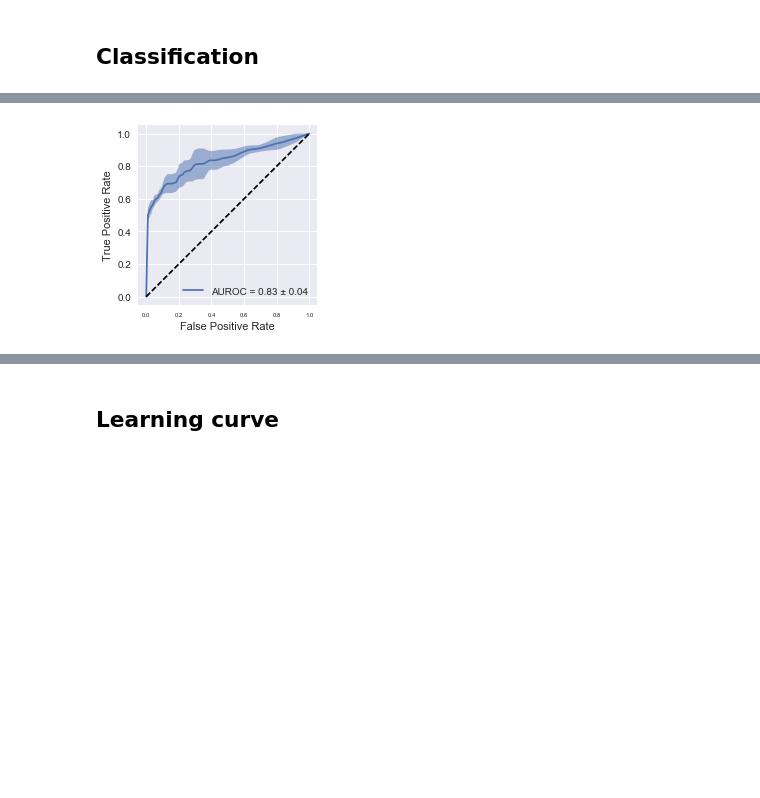
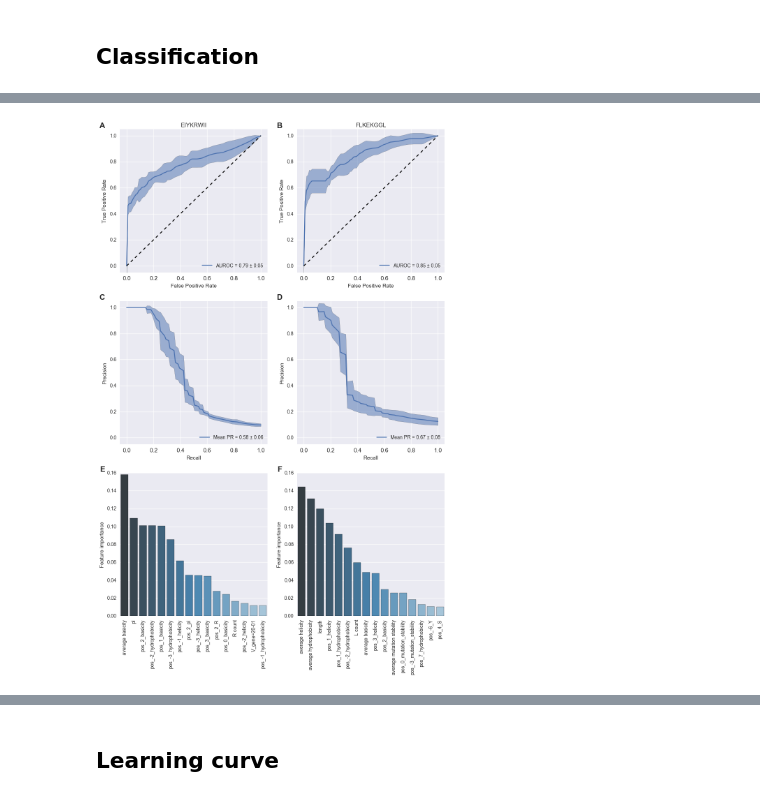
Before and after one commit to bittremieux/TCR-Classifier, a Jupyter notebook: tcr_classifier_v2.ipynb, the cells around one changed output, grey strips where cells are left out. Drawn from its saved outputs; the diff is of its cells as text; code cells hidden in the pictures; blank space fills up the shorter version.

Commit message:
Update to v2 of classifier
Fix bugs in handling of V/G gene/family handling + change figures to multipanel figures for publication

```diff
--- a/tcr_classifier_v2.ipynb
+++ b/tcr_classifier_v2.ipynb
@@ -80,7 +81,7 @@ def gene_to_family(gene):
     """
     gene_str = str(gene)
     if gene_str == 'unresolved':
-        return gene_string
+        return gene_str
     else:
         return gene_str.split('-')[0].zfill(2)
 
@@ -97,13 +98,13 @@ def encode_gene(gene):
 
     Returns:
         The family and gene name as a string of length 2 separated by a dash if both are known, otherwise
-        only the family name as a string of length 2, or 'unresolved'.
+        'unresolved'.
     """
     gene_str = str(gene)
-    if gene_str == 'unresolved':
-        return gene_str
+    if '-' in gene_str:
+        return '-'.join(g.zfill(2) for g in gene_str.split('-'))
     else:
-        return '-'.join(g.zfill(2) for g in gene_str.split('-'))
+        return 'unresolved'
 # %%
 # read peptide data
 peptide_data = pd.read_csv('data.csv')
@@ -453,6 +470,9 @@ for peptide in classes:
 
     peptide_predictions.append((peptide, predictions, predictions_proba, feature_importances))
 # %%
+f, axarr = plt.subplots(3, 2, figsize=(12, 18))
+cnt = 0
+
 for peptide, predictions, predictions_proba, feature_importances in peptide_predictions:
     # evaluate the performance of the prediction pipeline
     # accuracy (although not particularly useful for this unbalanced class problem)
@@ -502,62 +522,62 @@ for peptide, predictions, predictions_proba, feature_importances in peptide_pred
     print('Classification accuracy = {:.2%} ± {:.2%}'.format(accuracy_mean, accuracy_std))
 
     # plot ROC curve
-    width, height = 3.3, 3.3
 
-    plt.figure(figsize=(width, height))
+    axarr[0, 0+cnt].plot(interval, tpr_mean, label='AUROC = {:.2f} ± {:.2f}'.format(auc_mean, auc_std))
+    axarr[0, 0+cnt].fill_between(interval, tpr_mean - tpr_std, tpr_mean + tpr_std, alpha=0.5)
 
-    plt.plot(interval, tpr_mean, label='AUROC = {:.2f} ± {:.2f}'.format(auc_mean, auc_std))
-    plt.fill_between(interval, tpr_mean - tpr_std, tpr_mean + tpr_std, alpha=0.5)
+    axarr[0, 0+cnt].plot([0, 1], [0, 1], 'k--')
 
-    plt.plot([0, 1], [0, 1], 'k--')
+    axarr[0, 0+cnt].set_xlim([-0.05, 1.05])
+    axarr[0, 0+cnt].set_ylim([-0.05, 1.05])
 
-    plt.xlim([-0.05, 1.05])
-    plt.ylim([-0.05, 1.05])
+    axarr[0, 0+cnt].set_title(peptide)
 
-    plt.xlabel('False Positive Rate')
-    plt.ylabel('True Positive Rate')
+    axarr[0, 0+cnt].set_xlabel('False Positive Rate')
+    axarr[0, 0+cnt].set_ylabel('True Positive Rate')
 
-    plt.legend(loc='lower right')
+    axarr[0, 0+cnt].legend(loc='lower right')
 
-    plt.gca().set_aspect('equal', adjustable='box')
-
-    plt.savefig('AUC_{}_many.pdf'.format(peptide), bbox_inches='tight', dpi=600)
-    plt.show()
-    plt.close()
+    axarr[0, 0+cnt].annotate(string.ascii_uppercase[cnt], xy=(-0.1,1.1), xycoords='axes fraction', fontsize=16,
+                          xytext=(0, -15), textcoords='offset points', weight='bold',
+                          ha='right', va='top')
 
     # plot precision-recall curve
-    plt.figure(figsize=(width, height))
-    plt.plot(interval[::-1], precision_mean,
+    axarr[1, 0+cnt].plot(interval[::-1], precision_mean,
              label='Mean PR = {:.2f} ± {:.2f}'.format(avg_precision_mean, avg_precision_std))
-    plt.fill_between(interval[::-1], precision_mean - precision_std,
+    axarr[1, 0+cnt].fill_between(interval[::-1], precision_mean - precision_std,
                      precision_mean + precision_std, alpha=0.5)
 
-    plt.xlim([-0.05, 1.05])
-    plt.ylim([-0.05, 1.05])
+    axarr[1, 0+cnt].set_xlim([-0.05, 1.05])
+    axarr[1, 0+cnt].set_ylim([-0.05, 1.05])
 
-    plt.xlabel('Recall')
-    plt.ylabel('Precision')
+    axarr[1, 0+cnt].set_xlabel('Recall')
+    axarr[1, 0+cnt].set_ylabel('Precision')
 
-    plt.legend(loc='lower right')
+    axarr[1, 0+cnt].legend(loc='lower right')
 
-    plt.savefig('PR_{}_many.pdf'.format(peptide), bbox_inches='tight', dpi=600)
-    plt.show()
-    plt.close()
+    axarr[1, 0+cnt].annotate(string.ascii_uppercase[cnt+2], xy=(-0.1,1.1), xycoords='axes fraction', fontsize=16,
+                          xytext=(0, -15), textcoords='offset points', weight='bold',
+                          ha='right', va='top')
 
     # plot feature importances
     feat_import_s = pd.Series(np.mean(feature_importances, axis=0),
                               index=feature_names, name='Feature importances')
     significant_features = feat_import_s[feat_import_s > 0.01].sort_values(ascending=False)
 
-    plt.figure(figsize=(width, height))
+    sns.barplot(x=significant_features.index.values, y=significant_features, palette='Blues_d', ax=axarr[2, 0+cnt])
 
-    sns.barplot(x=significant_features.index.values, y=significant_features, palette='Blues_d')
+    axarr[2, 0+cnt].set_xticklabels(significant_features.index.values, rotation='vertical', fontsize=10)
+    axarr[2, 0+cnt].set_ylabel('Feature importance')
 
-    plt.xticks(rotation='vertical', fontsize=10)
-    plt.ylabel('Feature importance')
+    axarr[2, 0+cnt].annotate(string.ascii_uppercase[cnt+4], xy=(-0.1,1.1), xycoords='axes fraction', fontsize=16,
+                          xytext=(0, -15), textcoords='offset points', weight='bold',
+                          ha='right', va='top')
 
-    plt.savefig('feature_importance_{}_many.pdf'.format(peptide), bbox_inches='tight', dpi=600)
-    plt.show()
-    plt.close()
+    cnt += 1
+
+plt.savefig('validation_many.pdf'.format(peptide), bbox_inches='tight', dpi=600)
+plt.show()
+plt.close()
 # %% [output]
 EIYKRWII
@@ -565 +587 @@ Classification accuracy = 94.68% ± 0.33%
-[figure, old version]
+[figure, new version]
```
Also changed, not shown: parts of 7 cells of this notebook.
